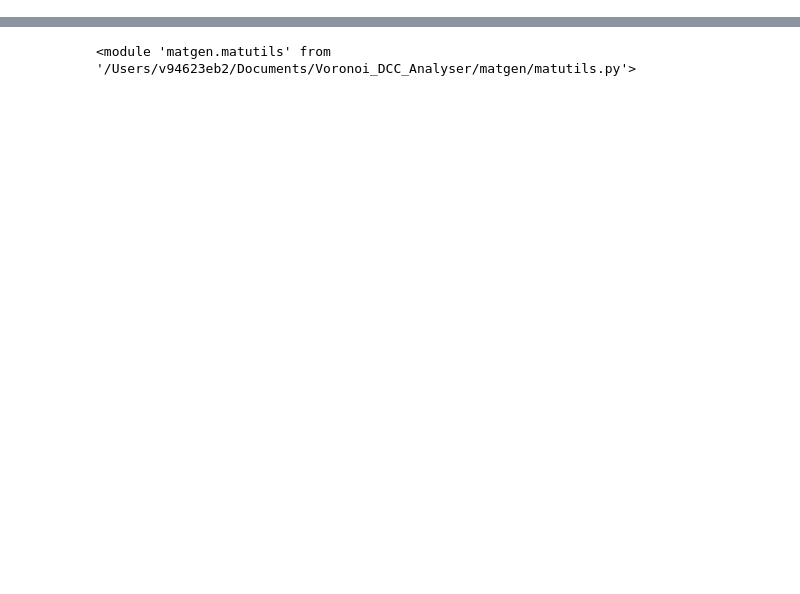
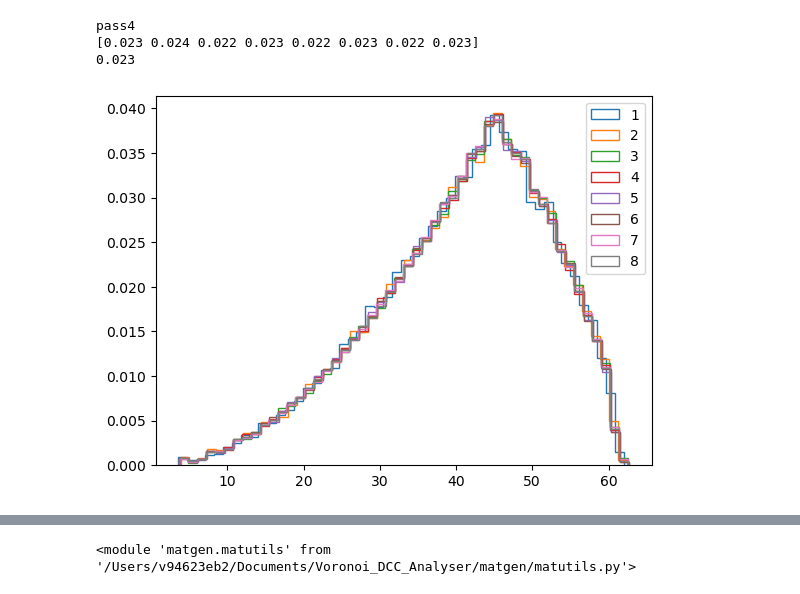
Before and after one commit to PRISBteam/Voronoi_PCC_Analyser, a Jupyter notebook: Disorientations.ipynb, the cells around one changed output, grey strips where cells are left out. Cells and saved outputs as stored; diff of their text form; code cells hidden in the pictures; blank space fills up the shorter version.

```diff
--- a/Disorientations.ipynb
+++ b/Disorientations.ipynb
@@ -8,0 +43,27 @@ Load complex from .tess file
+# %%
+# pass4
+print('pass4')
+rand_dirname = 'Experimental_Data/ECAP2022/Cu_01Cr_01Zr/Neper_RandomOri_Cu-0.1Cr-0.1Zr/pass4/disangles'
+
+rand_disangles = {}
+for i in range(1, 9):
+    filename = os.path.join(rand_dirname, f'disangles{i}.txt')
+    rand_disangles[i] = np.loadtxt(filename)
+
+for i in range(1, 9):
+    plt.hist(rand_disangles[i], bins=50, density=True, histtype='step', label=str(i))
+plt.legend()
+# plt.show()
+fname = os.path.join(rand_dirname, f'disangles.png')
+plt.savefig(fname, dpi=300)
+
+arr = np.array([get_p(d)[0] for d in rand_disangles.values()])
+print(arr)
+print(arr.mean().round(3))
+
+arr4 = arr
+# %% [output]
+pass4
+[0.023 0.024 0.022 0.023 0.022 0.023 0.022 0.023]
+0.023
+[figure, added]
```
Also changed, not shown: parts of 158 cells of this notebook.
